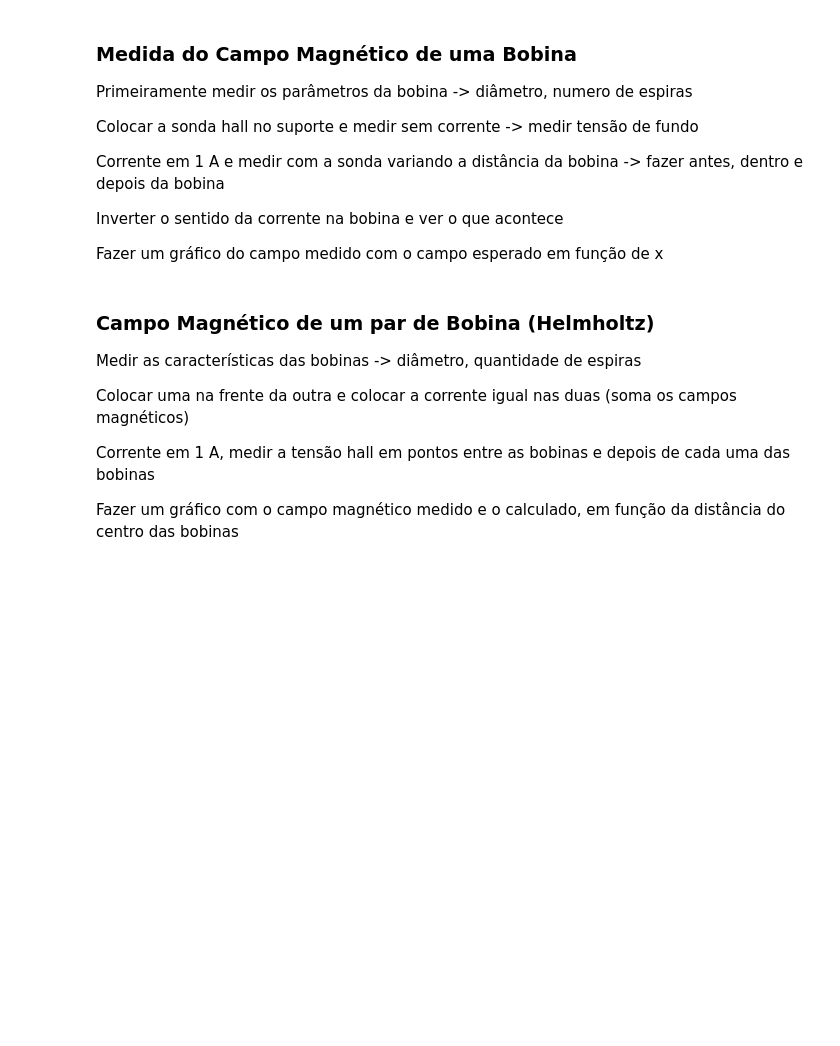
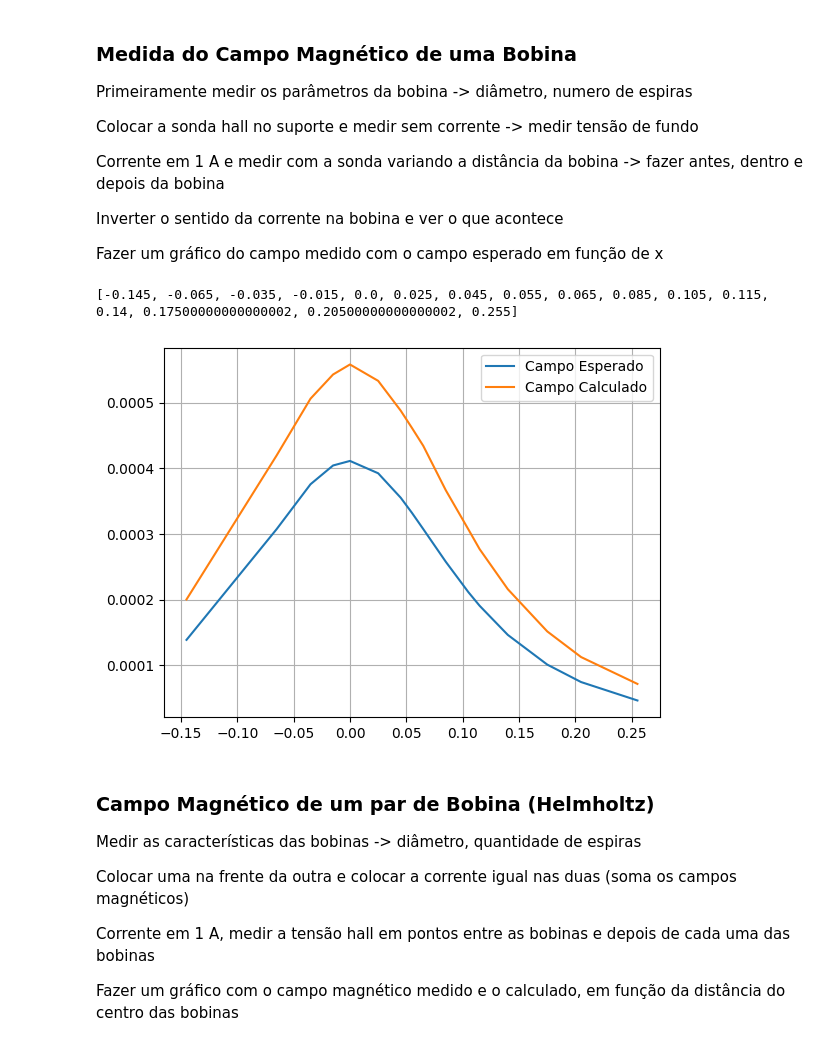
Before and after one commit to Pedropudin/LabFisica-3, a Jupyter notebook: Relatorio4/Magnetostatica/sondaHall.ipynb, the cells around one changed output. Saved outputs shown, nothing was run; the diff lists cells and outputs as text; code cells hidden in the pictures; blank space fills up the shorter version.

```diff
--- a/Relatorio4/Magnetostatica/sondaHall.ipynb
+++ b/Relatorio4/Magnetostatica/sondaHall.ipynb
@@ -119,23 +177,39 @@ Inverter o sentido da corrente na bobina e ver o que acontece
 Fazer um gráfico do campo medido com o campo esperado em função de x
 # %%
 #Dados
-espiras = None
+espiras = 130
 corrente = 1
-raio = None
-permeabilidade = 1 #sei não viu
+raio = 14.05*1e-2#esse é o do João
 tensaoFundo = 0.0028
-# %%
-with open('bobina.csv','r') as file:
-    xtype,ytype = file.readline().split(',')
-    x,y = [],[]
-    for linha in file.readlines():
-        linha = linha.split(',')
-        x.append(float(linha[0]))
-        y.append(float(linha[1]))
-
-campoCalculado = [campoBobina(i,espiras,corrente,permeabilidade,raio) for i in x]
-
-plt.plot(x,campoCalculado,label='Campo Calculado')
-plt.plot(x,[campoHall(i,coeficiente) for i in x])
-plt.grid(True)
-plt.show()
+# %%
+with open('Data/bobina.csv','r') as file:
+    xtype,ytype = file.readline().split(',')
+    x,y = [],[]
+    data = {}
+    for linha in file.readlines():
+        linha = linha.split(',')
+        x.append(float(linha[0]))
+        y.append(float(linha[1]))
+        data[(float(linha[0])-14.5)*1e-2] = (float(linha[1])-4)*1e-3
+    dataSorted = sorted(data)
+    dist = (np.array(x)-14.5)*1e-2
+    tensao = np.array(y)*1e-3
+
+print(dataSorted)
+
+campoEsperado = [campoBobina(z,espiras,corrente,permeabilidadeAr,raio) for z in dataSorted]
+campoCalculado = []
+for val in dataSorted:
+    campoCalculado.append(data[val]*coeficienteHall)
+
+
+plt.plot(dataSorted,campoEsperado,label='Campo Esperado')
+plt.plot(dataSorted,campoCalculado,label="Campo Calculado")
+#plt.plot(dataJ,res,label="Resultado João")
+#plt.plot(dataJ,esperado,label="Esperado João")
+plt.grid(True)
+plt.legend()
+plt.show()
+# %% [output]
+[-0.145, -0.065, -0.035, -0.015, 0.0, 0.025, 0.045, 0.055, 0.065, 0.085, 0.105, 0.115, 0.14, 0.17500000000000002, 0.20500000000000002, 0.255]
+[figure, added]
```
Also changed, not shown: parts of 14 cells of this notebook, 3 other files.
